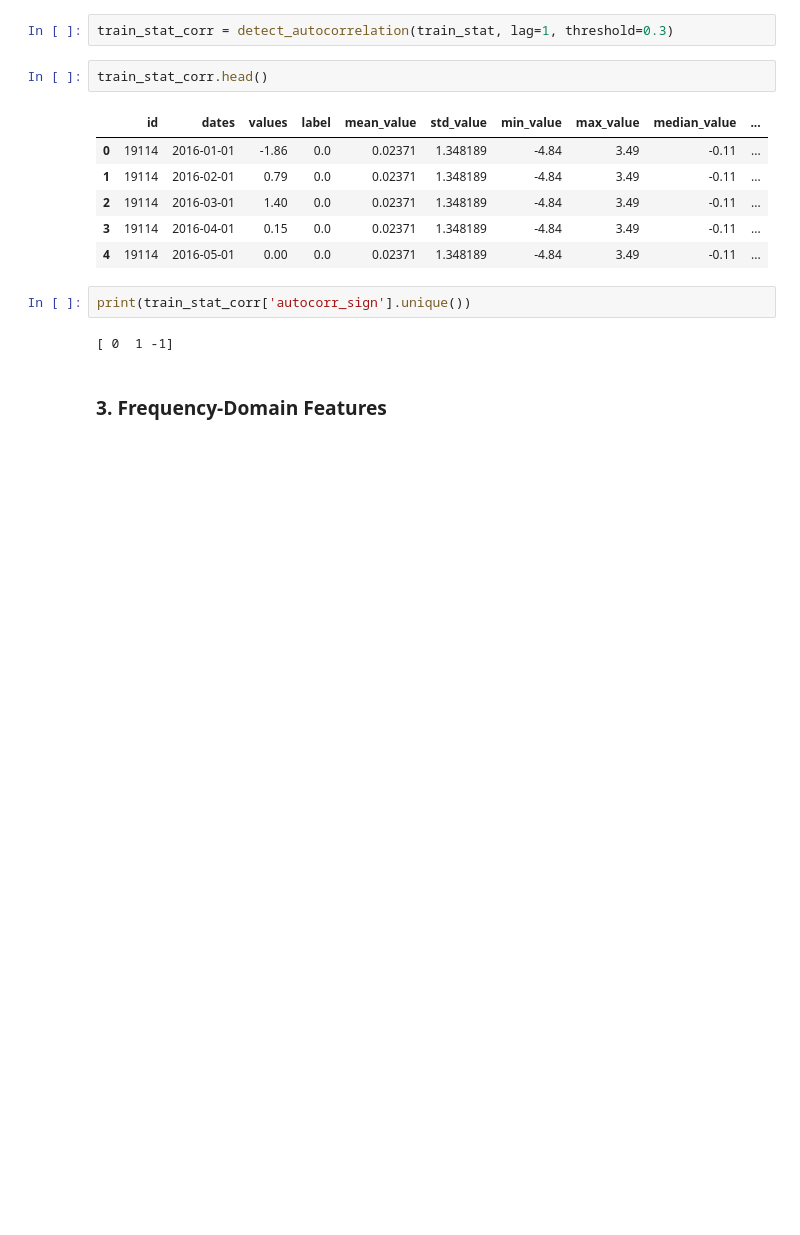
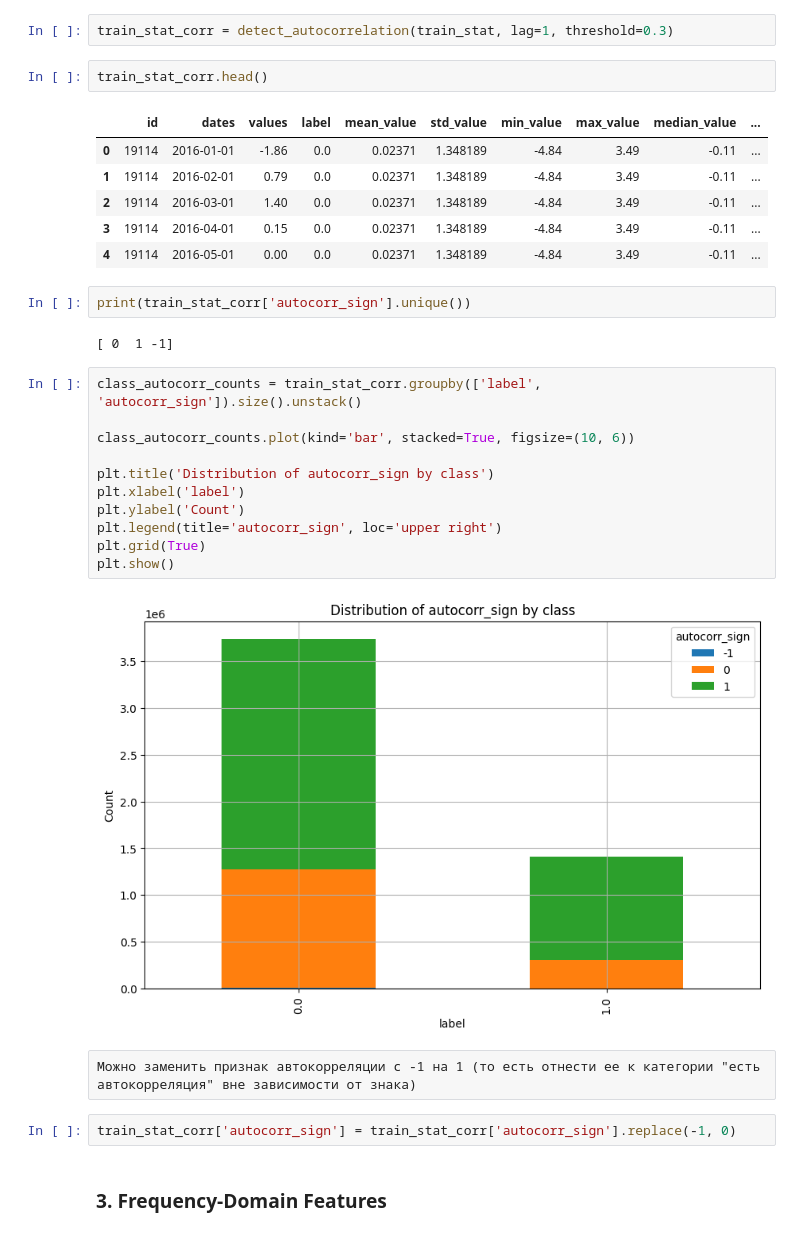
Before and after one commit to aliskadmitr/VK-Internship, a Jupyter notebook: notebooks/EDA.ipynb, the cells around one changed output. Drawn from its saved outputs; the diff is of its cells as text; blank space fills up the shorter version.

```diff
--- a/notebooks/EDA.ipynb
+++ b/notebooks/EDA.ipynb
@@ -273,6 +283,23 @@ train_stat_corr.head()
 print(train_stat_corr['autocorr_sign'].unique())
 # %% [output]
 [ 0  1 -1]
+# %%
+class_autocorr_counts = train_stat_corr.groupby(['label', 'autocorr_sign']).size().unstack()
+
+class_autocorr_counts.plot(kind='bar', stacked=True, figsize=(10, 6))
+
+plt.title('Distribution of autocorr_sign by class')
+plt.xlabel('label')
+plt.ylabel('Count')
+plt.legend(title='autocorr_sign', loc='upper right')
+plt.grid(True)
+plt.show()
+# %% [output]
+[figure, added]
+# %% [raw]
+Можно заменить признак автокорреляции с -1 на 1 (то есть отнести ее к категории "есть автокорреляция" вне зависимости от знака)
+# %%
+train_stat_corr['autocorr_sign'] = train_stat_corr['autocorr_sign'].replace(-1, 0)
 # %% [markdown]
 ### 3. Frequency-Domain Features
 # %%
```
Also changed, not shown: parts of 22 cells of this notebook.
